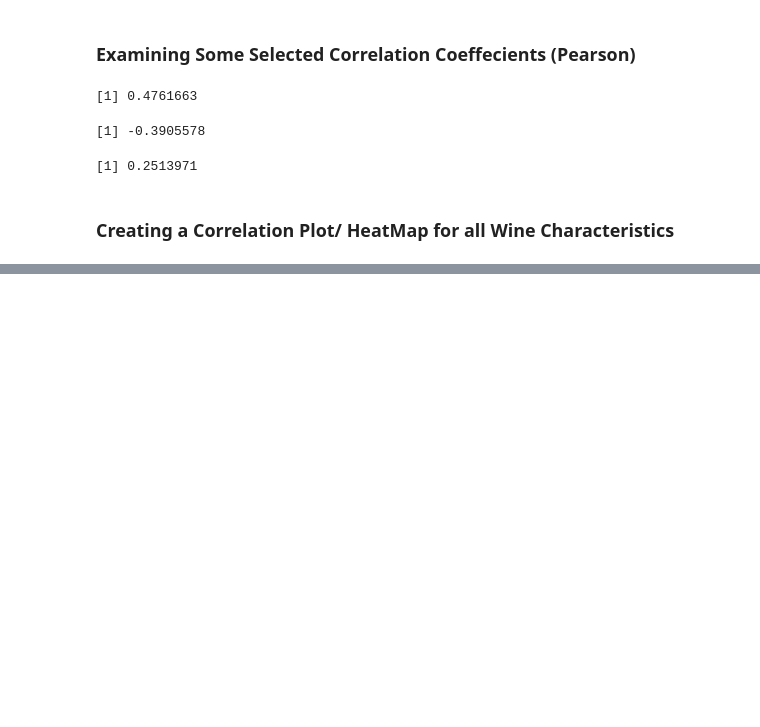
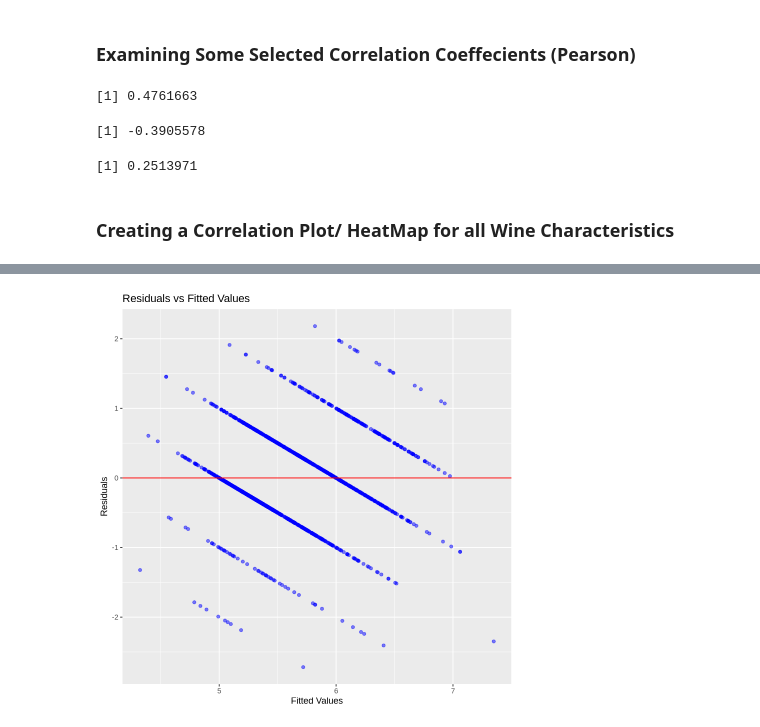
Before and after one commit to juhigrover18/stat300-project, a Jupyter notebook: STAT300_Project (1).ipynb, the cells around one changed output, grey strips where cells are left out. Drawn from its saved outputs; the diff is of its cells as text; code cells hidden in the pictures; blank space fills up the shorter version.

```diff
--- a/STAT300_Project (1).ipynb
+++ b/STAT300_Project (1).ipynb
@@ -154,0 +176,3 @@ Installing package into ‘/home/jupyter/R/x86_64-pc-linux-gnu-library/4.5’
+# %%
+mlr_model <- lm(quality ~ alcohol + volatile_acidity + sulphates, data = wine)
+summary(mlr_model)
@@ -154,0 +203,11 @@ Installing package into ‘/home/jupyter/R/x86_64-pc-linux-gnu-library/4.5’
+# %%
+library(broom)
+model_data <- augment(mlr_model)
+ggplot(model_data, aes(x = .fitted, y = .resid)) +
+    geom_point(alpha = 0.5, color = "blue") +
+    geom_hline(yintercept = 0, linetype = "solid", color = "red") +
+    labs(title = "Residuals vs Fitted Values",
+         x = "Fitted Values",
+         y = "Residuals")
+# %% [output]
+[figure, added]
```
Also changed, not shown: parts of 10 cells of this notebook.
